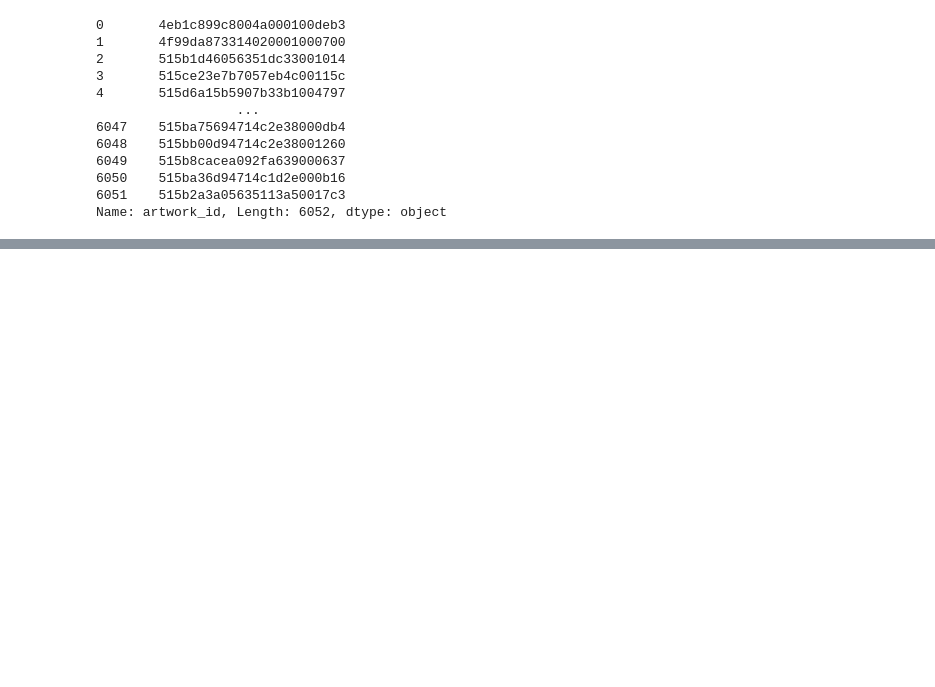
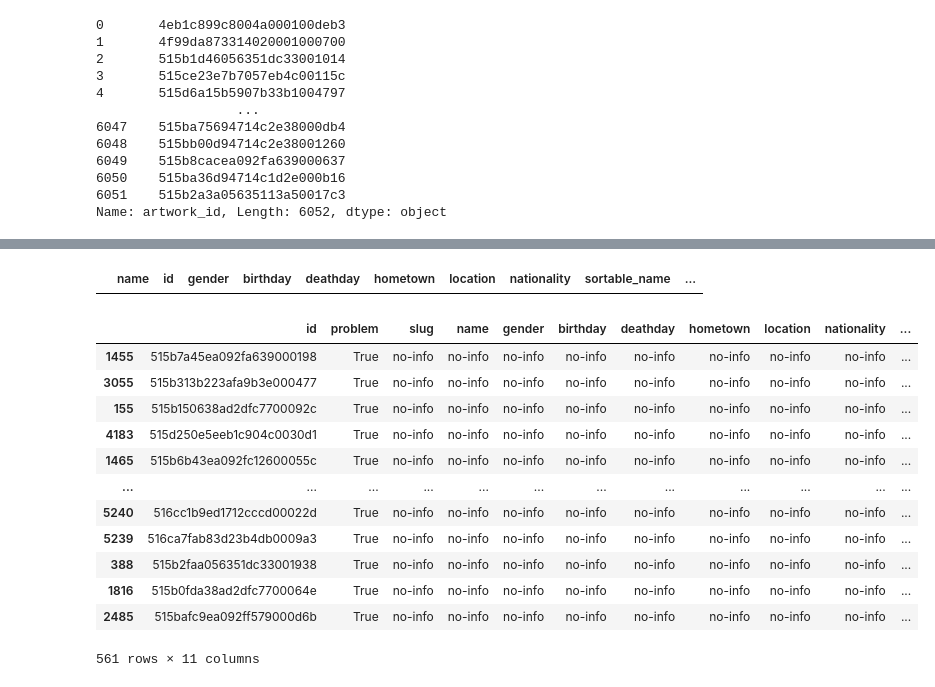
Before and after one commit to sweetmanco/artsy-fartsci, a Jupyter notebook: notebooks/get_artist_ID_info.ipynb, the cells around one changed output, grey strips where cells are left out. Drawn from its saved outputs; the diff is of its cells as text; code cells hidden in the pictures; blank space fills up the shorter version.

Commit message:
notebook and csv for filled in (incl no-info) artsy 6000 imageset

```diff
--- a/notebooks/get_artist_ID_info.ipynb
+++ b/notebooks/get_artist_ID_info.ipynb
@@ -173,0 +277,22 @@ artists_df = pd.concat([artists_df, artworks_temp], ignore_index=True)\n",
+# %%
+df_filled.iloc[5492:]
+# %% [output]
+|  | name | id | gender | birthday | deathday | hometown | location | nationality | sortable_name | ... |
+# %%
+no_info_df = all_index_df.replace('', 'no-info').sort_values('problem')
+problem_df = no_info_df[no_info_df['problem']=='True']
+problem_df
+# %% [output]
+|  | id | problem | slug | name | gender | birthday | deathday | hometown | location | nationality | ... |
+| 1455 | 515b7a45ea092fa639000198 | True | no-info | no-info | no-info | no-info | no-info | no-info | no-info | no-info | ... |
+| 3055 | 515b313b223afa9b3e000477 | True | no-info | no-info | no-info | no-info | no-info | no-info | no-info | no-info | ... |
+| 155 | 515b150638ad2dfc7700092c | True | no-info | no-info | no-info | no-info | no-info | no-info | no-info | no-info | ... |
+| 4183 | 515d250e5eeb1c904c0030d1 | True | no-info | no-info | no-info | no-info | no-info | no-info | no-info | no-info | ... |
+| 1465 | 515b6b43ea092fc12600055c | True | no-info | no-info | no-info | no-info | no-info | no-info | no-info | no-info | ... |
+| ... | ... | ... | ... | ... | ... | ... | ... | ... | ... | ... | ... |
+| 5240 | 516cc1b9ed1712cccd00022d | True | no-info | no-info | no-info | no-info | no-info | no-info | no-info | no-info | ... |
+| 5239 | 516ca7fab83d23b4db0009a3 | True | no-info | no-info | no-info | no-info | no-info | no-info | no-info | no-info | ... |
+| 388 | 515b2faa056351dc33001938 | True | no-info | no-info | no-info | no-info | no-info | no-info | no-info | no-info | ... |
+| 1816 | 515b0fda38ad2dfc7700064e | True | no-info | no-info | no-info | no-info | no-info | no-info | no-info | no-info | ... |
+| 2485 | 515bafc9ea092ff579000d6b | True | no-info | no-info | no-info | no-info | no-info | no-info | no-info | no-info | ... |
+561 rows × 11 columns
```
Also changed, not shown: parts of 33 cells of this notebook, 1 other file.
